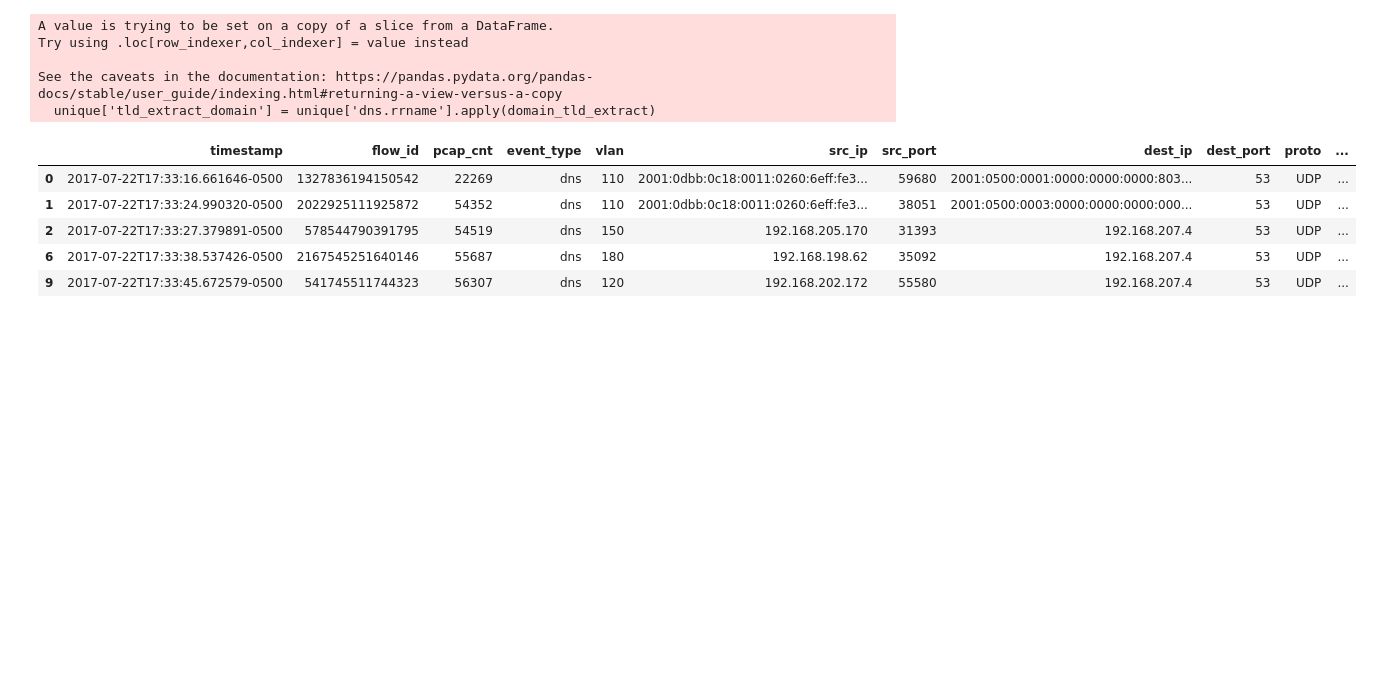
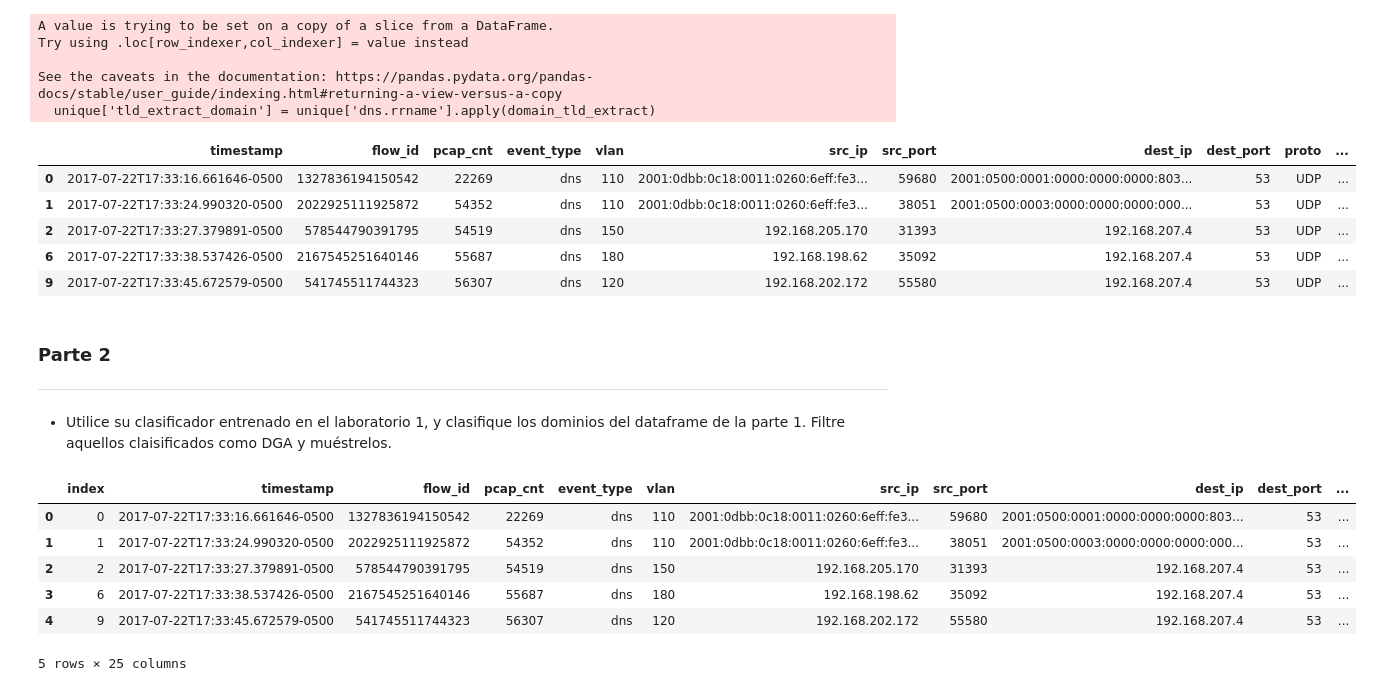
Before and after one commit to juanferdeleon/CC3094-LAB-6, a Jupyter notebook: Laboratorio-6.ipynb, the cells around one changed output. Cells and saved outputs as stored; diff of their text form; code cells hidden in the pictures; blank space fills up the shorter version.

```diff
--- a/Laboratorio-6.ipynb
+++ b/Laboratorio-6.ipynb
@@ -19,7 +25,7 @@ from features import domain_tld_extract
 # %%
 # Load data
 
-json_data = open("large_eve_json\large_eve.json")
+json_data = open("large_eve_json/large_eve.json")
 
 data_array = []
 for i in json_data.readlines():
@@ -115,3 +121,8 @@ See the caveats in the documentation: https://pandas.pydata.org/pandas-docs/stab
 | 2 | 2017-07-22T17:33:27.379891-0500 | 578544790391795 | 54519 | dns | 150 | 192.168.205.170 | 31393 | 192.168.207.4 | 53 | UDP | ... |
 | 6 | 2017-07-22T17:33:38.537426-0500 | 2167545251640146 | 55687 | dns | 180 | 192.168.198.62 | 35092 | 192.168.207.4 | 53 | UDP | ... |
 | 9 | 2017-07-22T17:33:45.672579-0500 | 541745511744323 | 56307 | dns | 120 | 192.168.202.172 | 55580 | 192.168.207.4 | 53 | UDP | ... |
+# %% [markdown]
+### Parte 2
+---
+# %% [markdown]
+* Utilice su clasificador entrenado en el laboratorio 1, y clasifique los dominios del dataframe de la parte 1. Filtre aquellos claisificados como DGA y muéstrelos.
@@ -117,0 +133,29 @@ See the caveats in the documentation: https://pandas.pydata.org/pandas-docs/stab
+# %%
+unique = unique.reset_index()
+# %%
+import re
+
+#Calculate URL Length
+unique['url_length'] = unique['dns.rrname'].str.len()
+
+#Calculate Hostname Length
+unique['hostname_length'] = unique['tld_extract_domain'].str.len()
+
+for index, row in unique.iterrows():
+#     print(index, row)
+#     print(unique.loc[unique.index[index], 'special_chars'])
+    unique.loc[unique.index[index], 'special_chars'] = new = len(re.findall('[.@?&j=_~%/*:,;$]', row['dns.rrname']))
+
+unique['url_digits'] = unique['dns.rrname'].str.count('[0-9]')
+
+unique['hostname_digits'] = unique['tld_extract_domain'].str.count('[0-9]')
+
+unique.head()
+# %% [output]
+|  | index | timestamp | flow_id | pcap_cnt | event_type | vlan | src_ip | src_port | dest_ip | dest_port | ... |
+| 0 | 0 | 2017-07-22T17:33:16.661646-0500 | 1327836194150542 | 22269 | dns | 110 | 2001:0dbb:0c18:0011:0260:6eff:fe3... | 59680 | 2001:0500:0001:0000:0000:0000:803... | 53 | ... |
+| 1 | 1 | 2017-07-22T17:33:24.990320-0500 | 2022925111925872 | 54352 | dns | 110 | 2001:0dbb:0c18:0011:0260:6eff:fe3... | 38051 | 2001:0500:0003:0000:0000:0000:000... | 53 | ... |
+| 2 | 2 | 2017-07-22T17:33:27.379891-0500 | 578544790391795 | 54519 | dns | 150 | 192.168.205.170 | 31393 | 192.168.207.4 | 53 | ... |
+| 3 | 6 | 2017-07-22T17:33:38.537426-0500 | 2167545251640146 | 55687 | dns | 180 | 192.168.198.62 | 35092 | 192.168.207.4 | 53 | ... |
+| 4 | 9 | 2017-07-22T17:33:45.672579-0500 | 541745511744323 | 56307 | dns | 120 | 192.168.202.172 | 55580 | 192.168.207.4 | 53 | ... |
+5 rows × 25 columns
```
Also changed, not shown: parts of 24 cells of this notebook, 2 other files.
